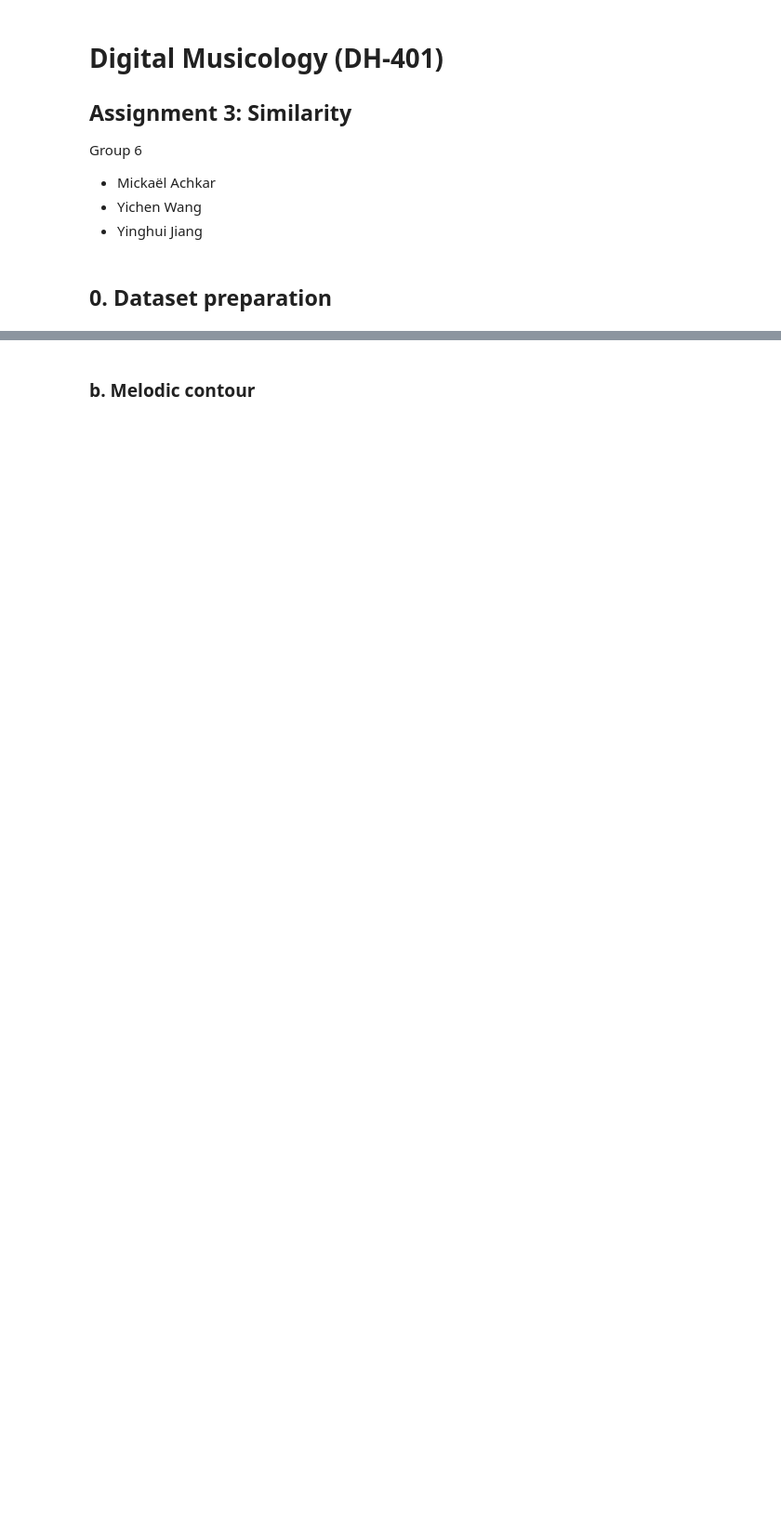
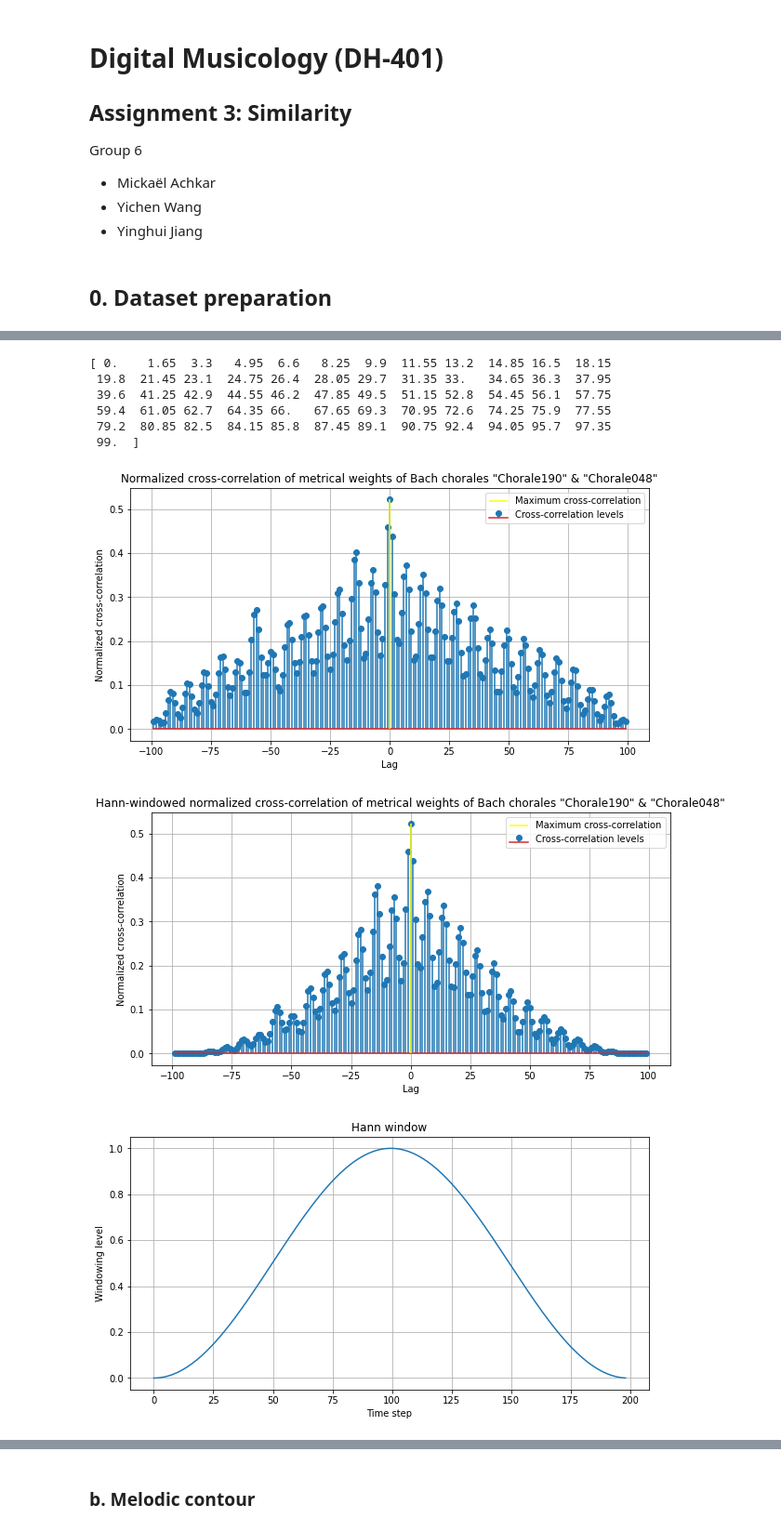
Before and after one commit to mikqs/digital-musicology, a Jupyter notebook: Group_6_A3/Group_6_A3.ipynb, the cells around one changed output, grey strips where cells are left out. Shown at 93% size. Cells and saved outputs as stored; diff of their text form; code cells hidden in the pictures; blank space fills up the shorter version.

```diff
--- a/Group_6_A3/Group_6_A3.ipynb
+++ b/Group_6_A3/Group_6_A3.ipynb
@@ -213,3 +177,67 @@ for piece in piece_staffs:
+# %%
+random_piece_a = fermata_df['piece'].sample(n=1).item()
+
+# Retrieve original signal
+last_onset = last_piece_onsets[piece]
+sampling_period = minimum_note_durations[piece]
+time_steps = create_time_series(start=0, end=last_onset, spacing=sampling_period)
+# Rescale original signal as the resampled signal for plotting
+time_steps_rescaled = time_steps*(N-1)/last_onset
+summed_durations = summed_durations_dict[piece].values
+
+print(time_steps_rescaled)
+# %% [output]
+[ 0.    1.65  3.3   4.95  6.6   8.25  9.9  11.55 13.2  14.85 16.5  18.15
+ 19.8  21.45 23.1  24.75 26.4  28.05 29.7  31.35 33.   34.65 36.3  37.95
+ 39.6  41.25 42.9  44.55 46.2  47.85 49.5  51.15 52.8  54.45 56.1  57.75
+ 59.4  61.05 62.7  64.35 66.   67.65 69.3  70.95 72.6  74.25 75.9  77.55
+ 79.2  80.85 82.5  84.15 85.8  87.45 89.1  90.75 92.4  94.05 95.7  97.35
+ 99.  ]
+# %%
+# Cross-corelate the signal pairs of resampled summed durations and normalize them
+summed_dur_resampled_a = summed_durations_resampled_dict[random_piece_a]
+summed_dur_resampled_b = summed_durations_resampled_dict[random_piece_b]
+
+lags = signal.correlation_lags(N, N)
+cross_corr = signal.correlate(summed_dur_resampled_a, summed_dur_resampled_b, 'full')
+cross_corr /= N
+
+# Plot the cross-correlation results
+plt.figure(figsize=(10, 5))
+plt.stem(lags, cross_corr)
+plt.vlines(x=np.argmax(cross_corr)-(N-1), ymin=0, ymax=max(cross_corr), color='yellow')
+plt.xlabel('Lag')
+plt.ylabel('Normalized cross-correlation')
+plt.title(f'Normalized cross-correlation of metrical weights of Bach chorales "{random_piece_a}" & "{random_piece_b}"')
+plt.legend(['Maximum cross-correlation', 'Cross-correlation levels'])
+plt.grid()
+plt.show()
+
+# Plot a windowed cross-correlation which gives more importance to scores associated with smaller phase shifts (ie. larger signal overlaps)
+window = signal.get_window('hann', N*2-1)
+
+plt.figure(figsize=(10, 5))
+plt.stem(lags, cross_corr*window)
+plt.vlines(x=np.argmax(cross_corr*window)-(N-1), ymin=0, ymax=max(cross_corr*window), color='yellow')
+plt.xlabel('Lag')
+plt.ylabel('Normalized cross-correlation')
+plt.title(f'Hann-windowed normalized cross-correlation of metrical weights of Bach chorales "{random_piece_a}" & "{random_piece_b}"')
+plt.legend(['Maximum cross-correlation', 'Cross-correlation levels'])
+plt.grid()
+plt.show()
+
+# Plot the chosen window
+plt.figure(figsize=(10, 5))
+plt.plot(window)
+plt.xlabel('Time step')
+plt.ylabel('Windowing level')
+plt.title(f'Hann window')
+plt.grid()
+plt.show()
+# %% [output]
+[figure, added]
+[figure, added]
+[figure, added]
 # %%
 # Get unique combinations of pieces (total of 66430 unique combinations)
 piece_pairs = combinations(piece_staffs.keys(), 2)
```
Also changed, not shown: parts of 18 cells of this notebook.
